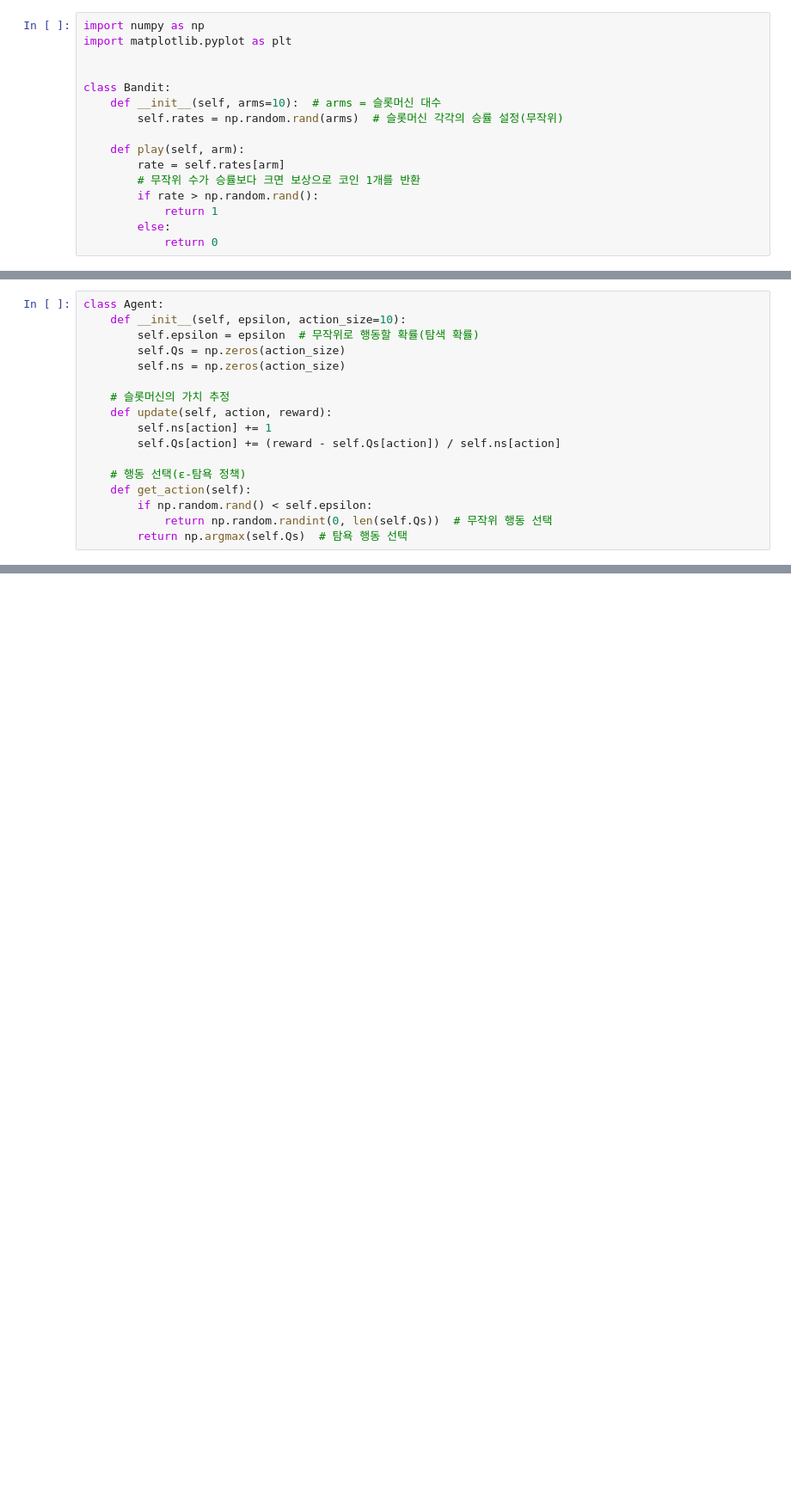
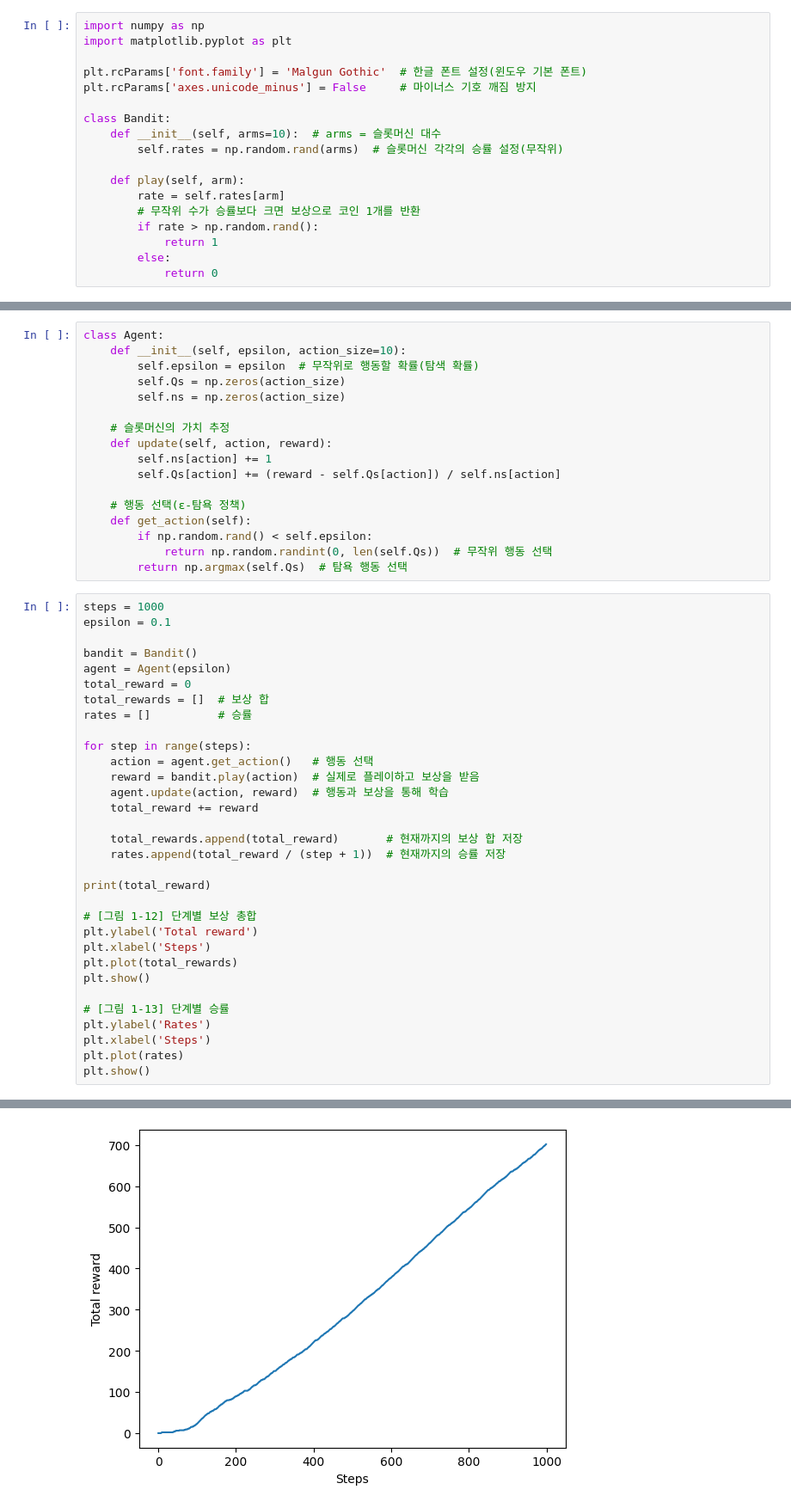
Before and after one commit to jhahncs/Class-Reinforcement-Learning, a Jupyter notebook: ch01/ch01.ipynb, the cells around one changed output, grey strips where cells are left out. Shown at 86% size. Saved outputs shown, nothing was run; the diff lists cells and outputs as text; blank space fills up the shorter version.

```diff
--- a/ch01/ch01.ipynb
+++ b/ch01/ch01.ipynb
@@ -45,6 +45,8 @@ for n in range(1, 11):
 import numpy as np
 import matplotlib.pyplot as plt
 
+plt.rcParams['font.family'] = 'Malgun Gothic'  # 한글 폰트 설정(윈도우 기본 폰트)
+plt.rcParams['axes.unicode_minus'] = False     # 마이너스 기호 깨짐 방지
 
 class Bandit:
     def __init__(self, arms=10):  # arms = 슬롯머신 대수
@@ -128,3 +134,36 @@ class Agent:
         if np.random.rand() < self.epsilon:
             return np.random.randint(0, len(self.Qs))  # 무작위 행동 선택
         return np.argmax(self.Qs)  # 탐욕 행동 선택
+# %%
+steps = 1000
+epsilon = 0.1
+
+bandit = Bandit()
+agent = Agent(epsilon)
+total_reward = 0
+total_rewards = []  # 보상 합
+rates = []          # 승률
+
+for step in range(steps):
+    action = agent.get_action()   # 행동 선택
+    reward = bandit.play(action)  # 실제로 플레이하고 보상을 받음
+    agent.update(action, reward)  # 행동과 보상을 통해 학습
+    total_reward += reward
+
+    total_rewards.append(total_reward)       # 현재까지의 보상 합 저장
+    rates.append(total_reward / (step + 1))  # 현재까지의 승률 저장
+
+print(total_reward)
+
+# [그림 1-12] 단계별 보상 총합
+plt.ylabel('Total reward')
+plt.xlabel('Steps')
+plt.plot(total_rewards)
+plt.show()
+
+# [그림 1-13] 단계별 승률
+plt.ylabel('Rates')
+plt.xlabel('Steps')
+plt.plot(rates)
+plt.show()
+# %% [output]
@@ -130,0 +171 @@ class Agent:
+[figure, added]
```
Also changed, not shown: parts of 6 cells of this notebook, 1 other file.
